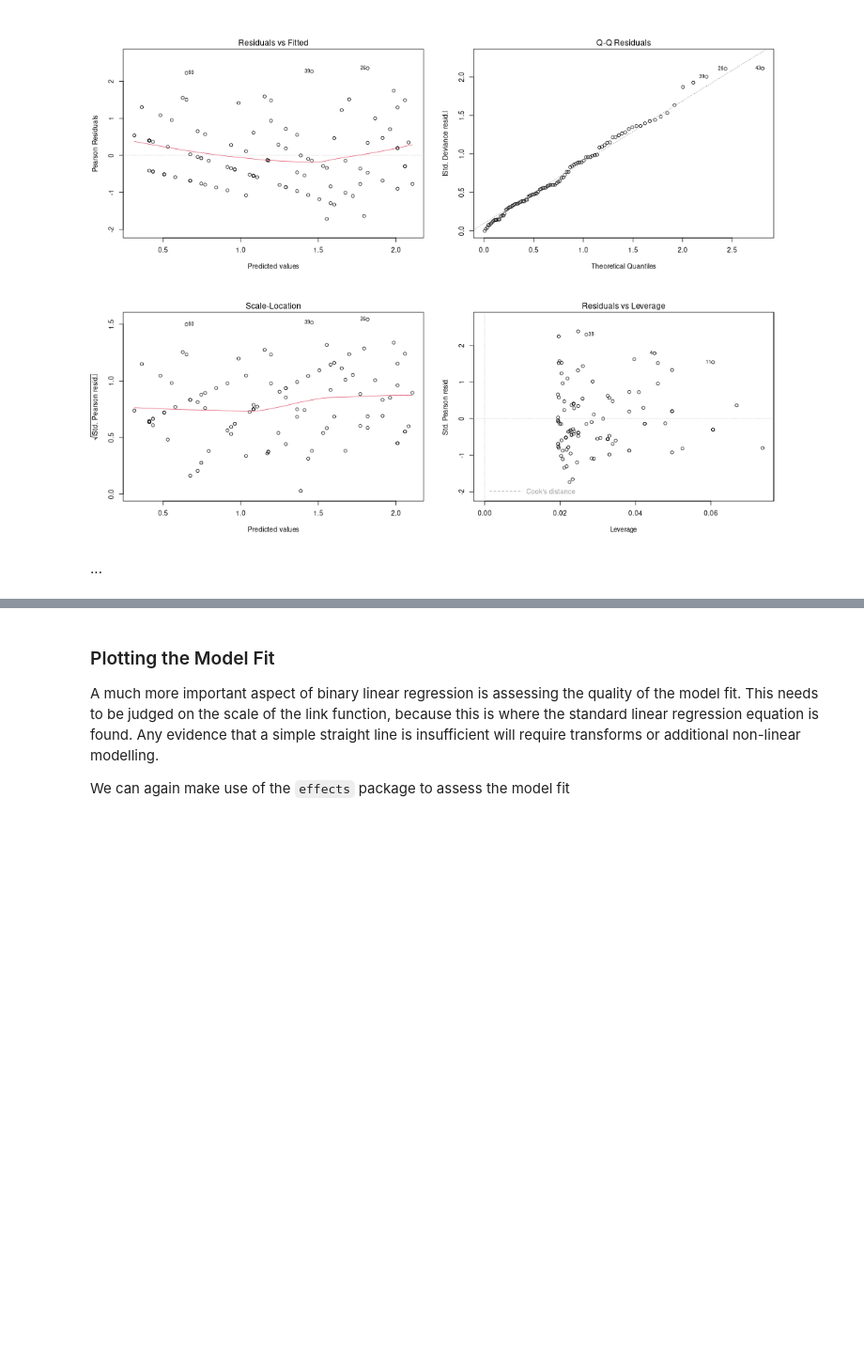
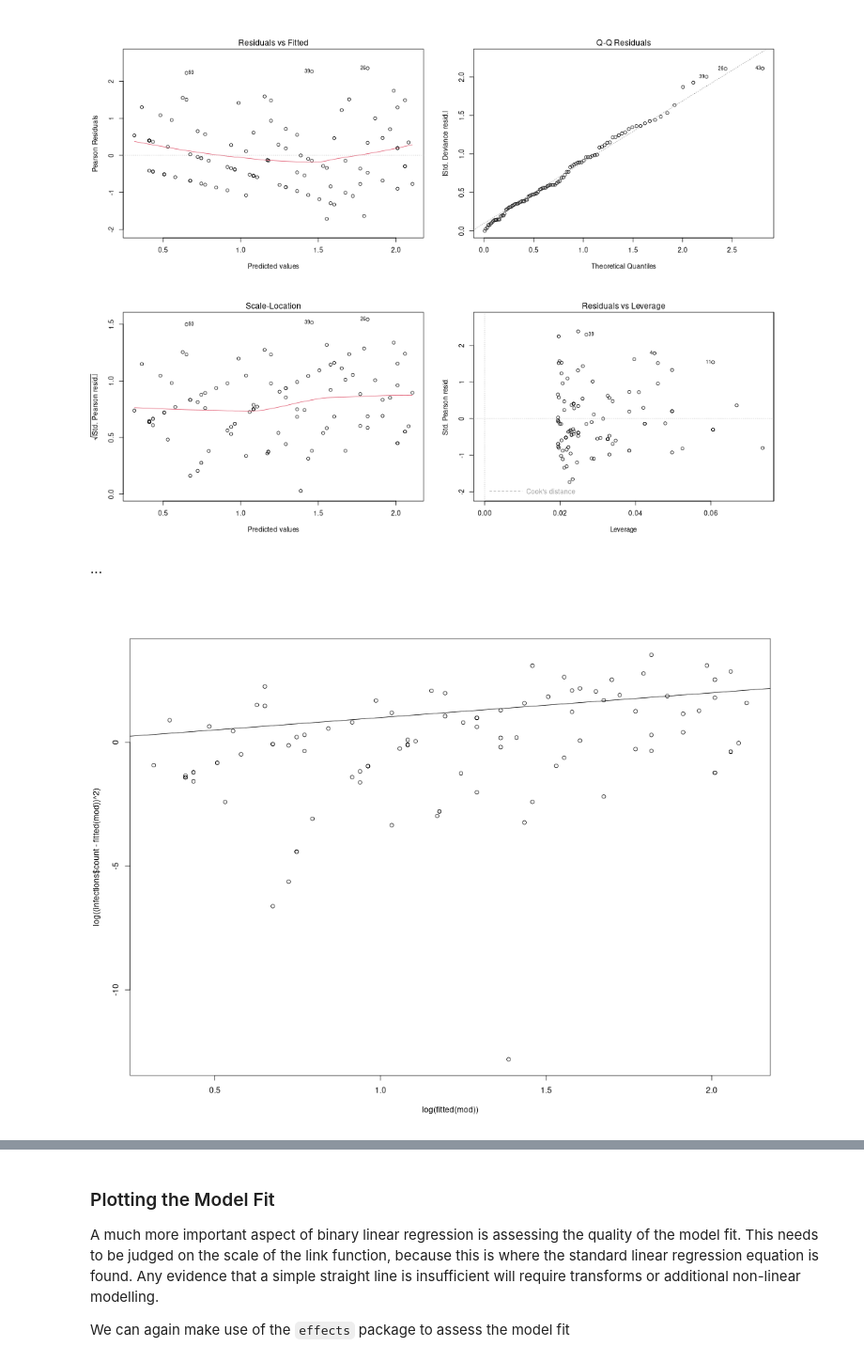
Before and after one commit to PCHN63112-Generalised-Linear-Mixed/poisson-gamma-regression, a Jupyter notebook: 1.poisson/4.R.ipynb, the cells around one changed output, grey strips where cells are left out. Shown at 94% size. Drawn from its saved outputs; the diff is of its cells as text; code cells hidden in the pictures; blank space fills up the shorter version.

```diff
--- a/1.poisson/4.R.ipynb
+++ b/1.poisson/4.R.ipynb
@@ -178,3 +180,7 @@ We can see here that an awkward consequence of mean centering `age` is that we h
+# %%
+mod <- glm(count ~ age + treatment,  # model formula
+           family=poisson(link=log), # Poisson family w/log link
+           data=infections)          # dataset
 # %% [markdown]
 ## Model Diagnostics
 As mentioned in the previous section, there are assumptions that we need to check prior to inference. The `glm()` function does have a standard set of plots that can be produced by calling `plot()` on the model object.
@@ -186,3 +192,8 @@ par(mfrow=c(1,1))
 [figure]
 # %% [markdown]
 ...
+# %%
+plot(log(fitted(mod)), log((infections$count - fitted(mod))^2))
+abline(0,1)
+# %% [output]
+[figure, added]
```
Also changed, not shown: parts of 28 cells of this notebook.
